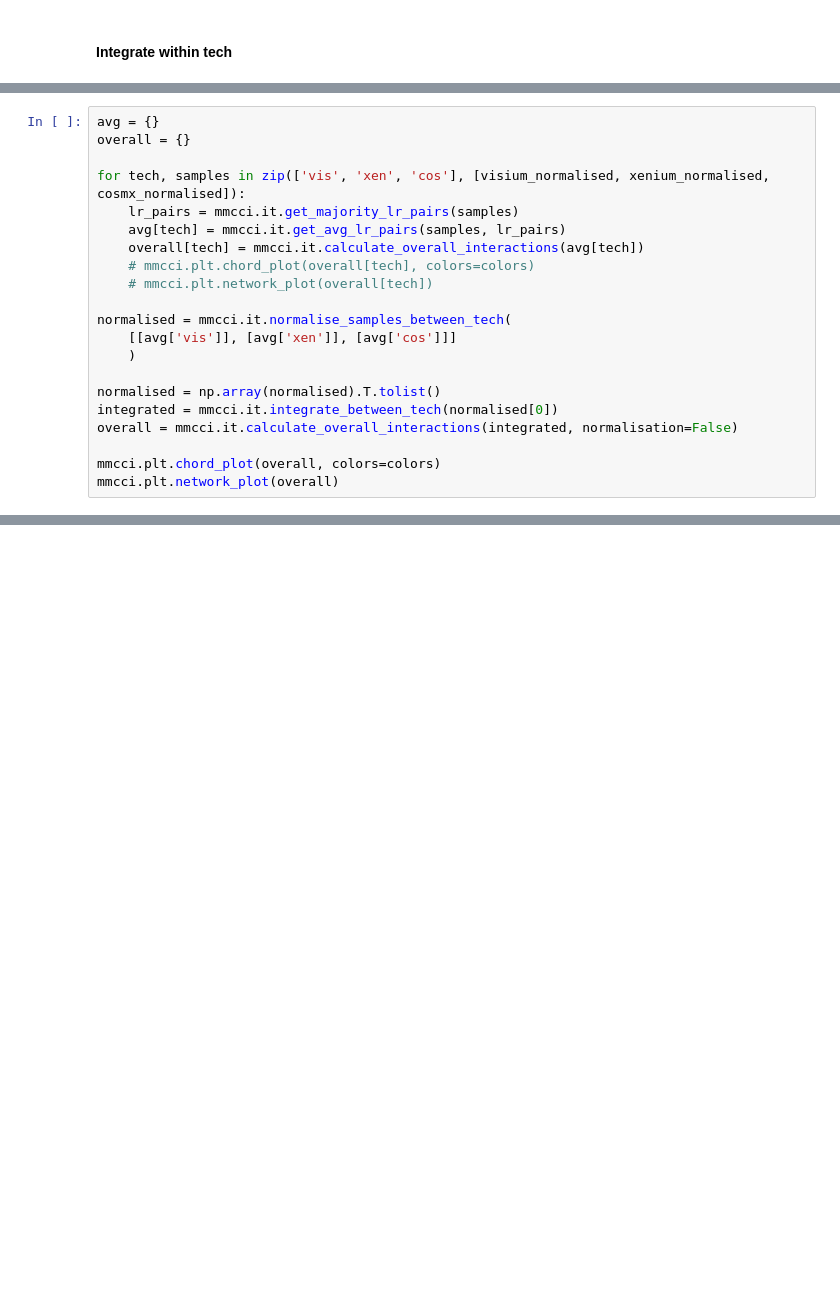
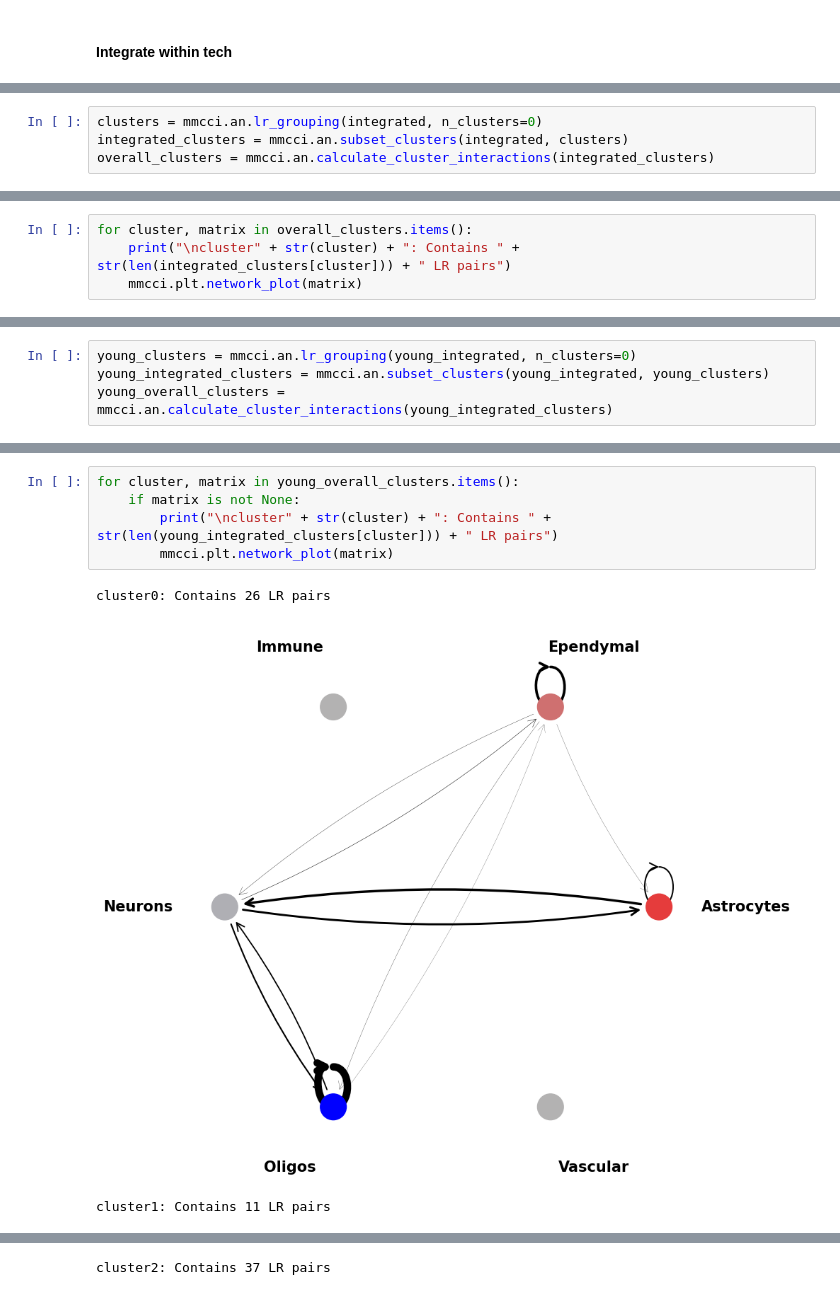
Before and after one commit to BiomedicalMachineLearning/MultimodalCCI, a Jupyter notebook: examples/melanoma_integration.ipynb, the cells around one changed output, grey strips where cells are left out. Drawn from its saved outputs; the diff is of its cells as text; blank space fills up the shorter version.

```diff
--- a/examples/melanoma_integration.ipynb
+++ b/examples/melanoma_integration.ipynb
@@ -186,21 +182,0 @@ mmcci.plt.network_plot(overall)
-# %%
-avg = {}
-overall = {}
-
-for tech, samples in zip(['vis', 'xen', 'cos'], [visium_normalised, xenium_normalised, cosmx_normalised]):
-    lr_pairs = mmcci.it.get_majority_lr_pairs(samples)
-    avg[tech] = mmcci.it.get_avg_lr_pairs(samples, lr_pairs)
-    overall[tech] = mmcci.it.calculate_overall_interactions(avg[tech])
-    # mmcci.plt.chord_plot(overall[tech], colors=colors)
-    # mmcci.plt.network_plot(overall[tech])
-
-normalised = mmcci.it.normalise_samples_between_tech(
-    [[avg['vis']], [avg['xen']], [avg['cos']]]
-    )
-
-normalised = np.array(normalised).T.tolist()
-integrated = mmcci.it.integrate_between_tech(normalised[0])
-overall = mmcci.it.calculate_overall_interactions(integrated, normalisation=False)
-
-mmcci.plt.chord_plot(overall, colors=colors)
-mmcci.plt.network_plot(overall)
@@ -217,0 +198,4 @@ print(len(avg['xen']))
+# %%
+clusters = mmcci.an.lr_grouping(integrated, n_clusters=0)
+integrated_clusters = mmcci.an.subset_clusters(integrated, clusters)
+overall_clusters = mmcci.an.calculate_cluster_interactions(integrated_clusters)
@@ -217,0 +207,4 @@ print(len(avg['xen']))
+# %%
+for cluster, matrix in overall_clusters.items():
+    print("\ncluster" + str(cluster) + ": Contains " + str(len(integrated_clusters[cluster])) + " LR pairs")
+    mmcci.plt.network_plot(matrix)
@@ -217,0 +213,4 @@ print(len(avg['xen']))
+# %%
+young_clusters = mmcci.an.lr_grouping(young_integrated, n_clusters=0)
+young_integrated_clusters = mmcci.an.subset_clusters(young_integrated, young_clusters)
+young_overall_clusters = mmcci.an.calculate_cluster_interactions(young_integrated_clusters)
@@ -217,0 +225,9 @@ print(len(avg['xen']))
+# %%
+for cluster, matrix in young_overall_clusters.items():
+    if matrix is not None:
+        print("\ncluster" + str(cluster) + ": Contains " + str(len(young_integrated_clusters[cluster])) + " LR pairs")
+        mmcci.plt.network_plot(matrix)
+# %% [output]
+cluster0: Contains 26 LR pairs
+[figure, added]
+cluster1: Contains 11 LR pairs
@@ -217,0 +235 @@ print(len(avg['xen']))
+cluster2: Contains 37 LR pairs
```
Also changed, not shown: parts of 14 cells of this notebook, 15 other files.
